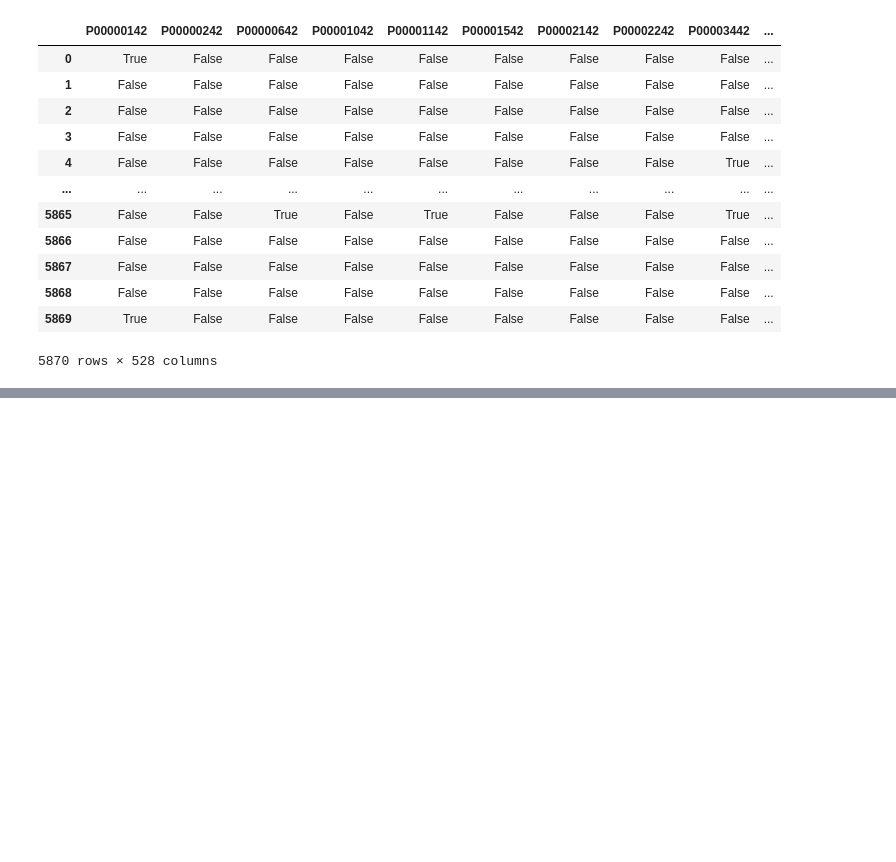
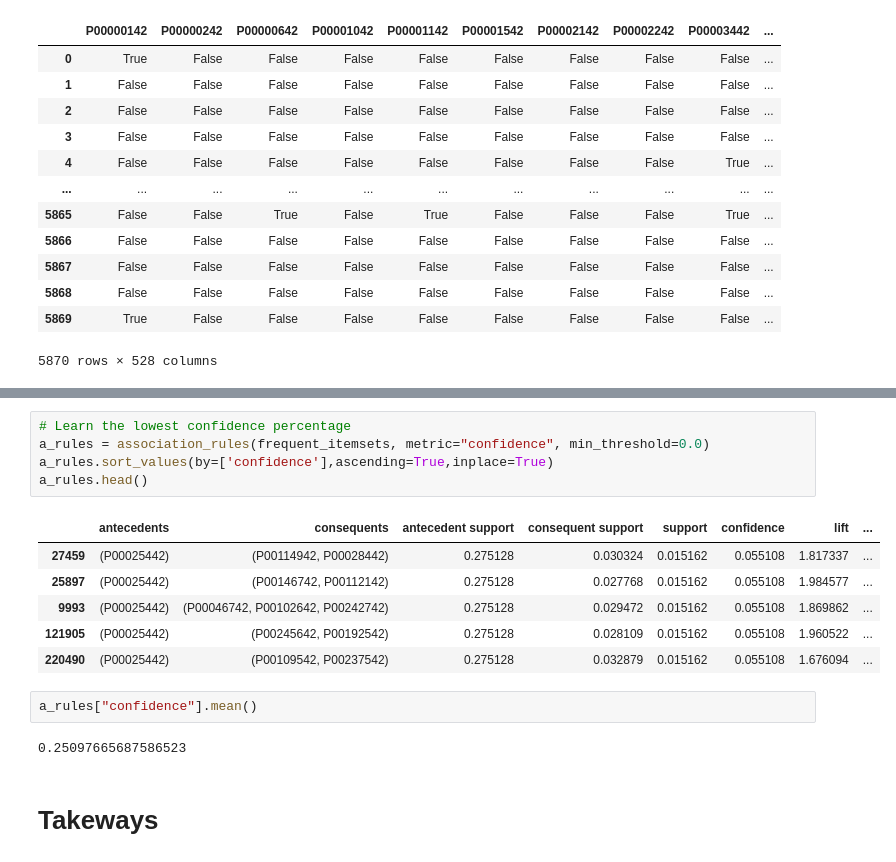
Before and after one commit to cetinus-gulin/ie423, a Jupyter notebook: task5-6-7/task7-gulin.ipynb, the cells around one changed output, grey strips where cells are left out. Drawn from its saved outputs; the diff is of its cells as text; blank space fills up the shorter version.

Commit message:
added takeways

```diff
--- a/task5-6-7/task7-gulin.ipynb
+++ b/task5-6-7/task7-gulin.ipynb
@@ -161,0 +179,18 @@ a_rules.head()
+# %%
+# Learn the lowest confidence percentage
+a_rules = association_rules(frequent_itemsets, metric="confidence", min_threshold=0.0)
+a_rules.sort_values(by=['confidence'],ascending=True,inplace=True)
+a_rules.head()
+# %% [output]
+|  | antecedents | consequents | antecedent support | consequent support | support | confidence | lift | ... |
+| 27459 | (P00025442) | (P00114942, P00028442) | 0.275128 | 0.030324 | 0.015162 | 0.055108 | 1.817337 | ... |
+| 25897 | (P00025442) | (P00146742, P00112142) | 0.275128 | 0.027768 | 0.015162 | 0.055108 | 1.984577 | ... |
+| 9993 | (P00025442) | (P00046742, P00102642, P00242742) | 0.275128 | 0.029472 | 0.015162 | 0.055108 | 1.869862 | ... |
+| 121905 | (P00025442) | (P00245642, P00192542) | 0.275128 | 0.028109 | 0.015162 | 0.055108 | 1.960522 | ... |
+| 220490 | (P00025442) | (P00109542, P00237542) | 0.275128 | 0.032879 | 0.015162 | 0.055108 | 1.676094 | ... |
+# %%
+a_rules["confidence"].mean()
+# %% [output]
+0.25097665687586523
+# %% [markdown]
+# Takeways
```
Also changed, not shown: parts of 4 cells of this notebook.
